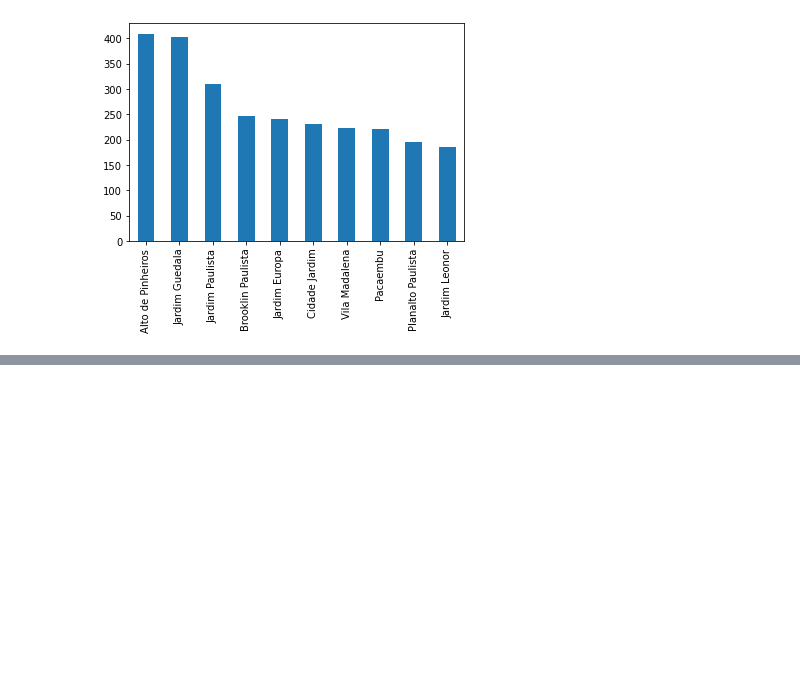
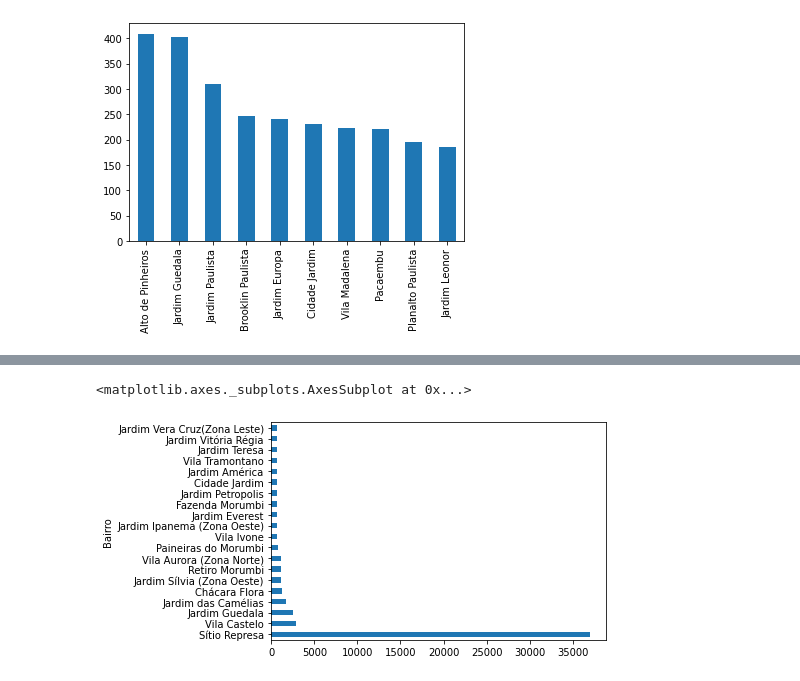
Before and after one commit to Coleone7/Imersao_dados_alura_4, a Jupyter notebook: Aula 1.ipynb, the cells around one changed output, grey strips where cells are left out. Drawn from its saved outputs; the diff is of its cells as text; code cells hidden in the pictures; blank space fills up the shorter version.

```diff
--- a/Aula 1.ipynb
+++ b/Aula 1.ipynb
@@ -198,0 +213,9 @@ Length: 6879, dtype: int64
+# %%
+metragem_bairro_ordenado = metragem_bairro.sort_values(ascending=False)
+
+metragem_bairro_ordenado.head(20).plot.barh()
+
+#### aparentemente um bairro tem valores quebrados.
+# %% [output]
+<matplotlib.axes._subplots.AxesSubplot at 0x...>
+[figure, added]
```
Also changed, not shown: parts of 12 cells of this notebook.
